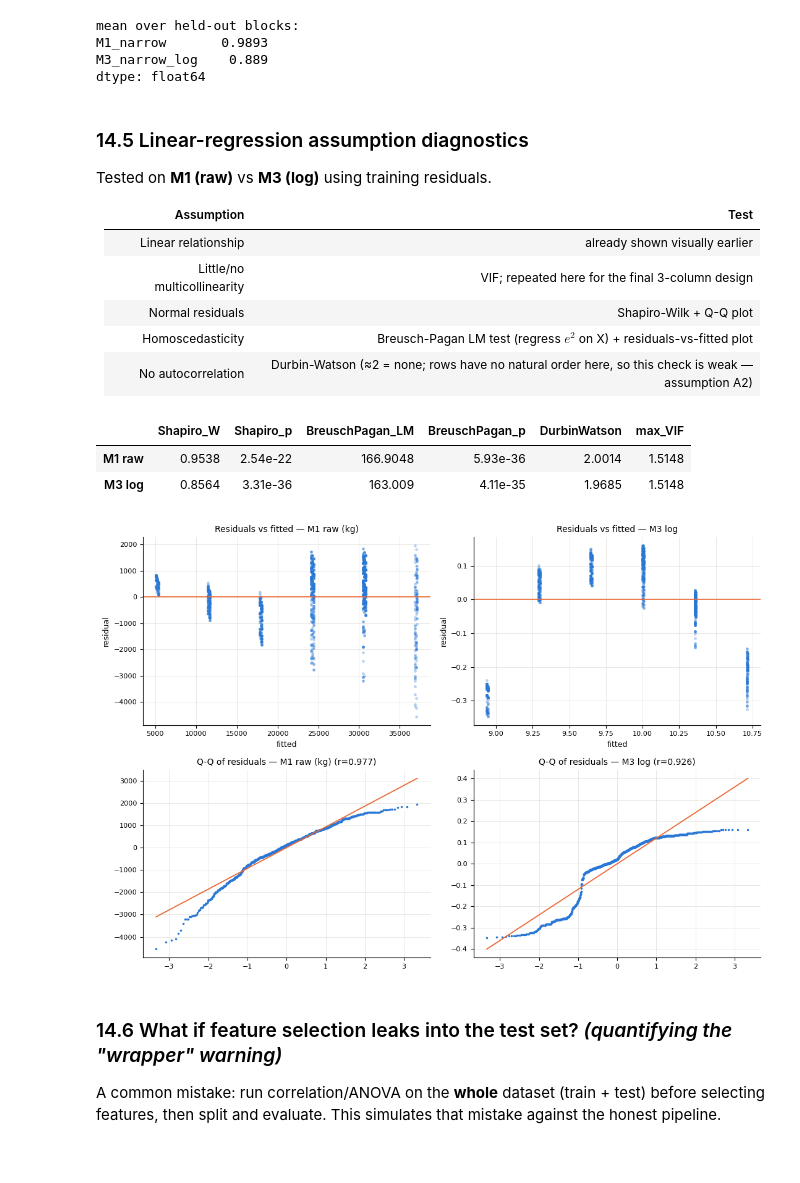
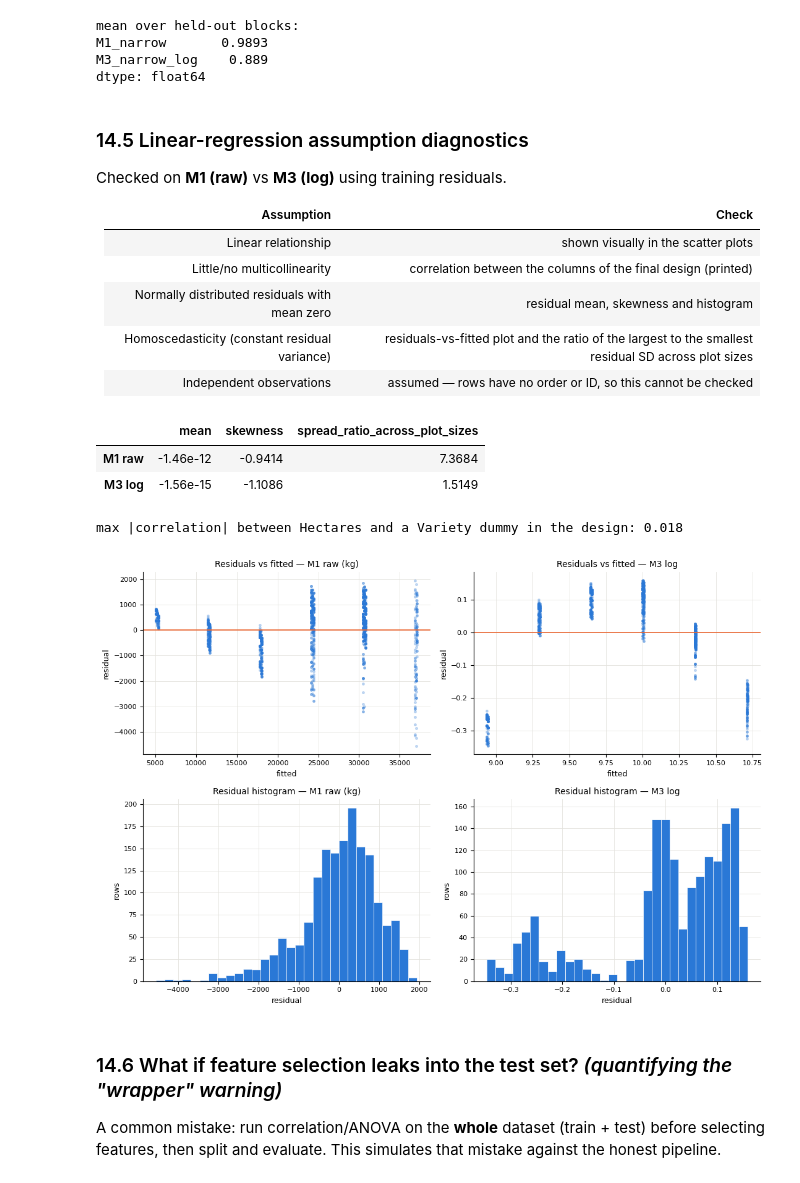
Before and after one commit to phattanaratjeedjeen-sudo/paddy, a Jupyter notebook: src/paddy_ML_regression.ipynb, the cells around one changed output. Drawn from its saved outputs; the diff is of its cells as text; code cells hidden in the pictures.

```diff
--- a/src/paddy_ML_regression.ipynb
+++ b/src/paddy_ML_regression.ipynb
@@ -1158,16 +1108,11 @@ print('   Cramer V (Agriblock vs wind-direction window):', {short(c): round(cram
 # %%
-# ---- VIF, rank and condition number: before / after removing redundancy ----
-def design_report(X, name):
-    Z = (X - X.mean()) / X.std(ddof=0).replace(0, 1); v = vif_table(X)
-    return dict(set=name, columns=X.shape[1], rank=int(np.linalg.matrix_rank(Z.values)), cond_number=np.linalg.cond(Z.values),
-                VIF_inf=int(np.isinf(v).sum()), VIF_gt_10=int((v > 10).sum()), max_finite_VIF=v[np.isfinite(v)].max() if np.isfinite(v).any() else np.nan)
-SET_A = tr[cand]                                                            # all 35 numeric candidates
-SET_B = tr[['Hectares'] + RAIN + TMIN + TMAX + WIND + RH]                   # drop 10 proportional inputs and the 4 AI columns
-SET_C = pd.concat([tr[['Hectares']], pd.get_dummies(tr.Agriblock, drop_first=True).astype(float)], axis=1)   # size + block dummies (5)
-rep = pd.DataFrame([design_report(SET_A, 'A: 35 numeric candidates'), design_report(SET_B, 'B: A minus 10 inputs minus 4 AI (21 columns)'),
-                    design_report(SET_C, 'C: Hectares + 5 block dummies (6 columns)')]).set_index('set')
-display(rep)
-vb = vif_table(SET_B).replace(np.inf, 1e12).sort_values(ascending=False); vc = vif_table(SET_C)
-print('VIF, set B (top 6, 1e12 = infinite):', {short(k): float(f'{v:.3g}') for k, v in vb.head(6).items()})
-print('VIF, set C:', {short(k): round(v, 3) for k, v in vc.items()})
+# ---- Correlation between the columns of the candidate designs ----
+def max_abs_r(A, B=None):
+    R = np.abs(np.corrcoef(A.values, B.values, rowvar=False)[:A.shape[1], A.shape[1]:]) if B is not None else np.abs(np.corrcoef(A.values, rowvar=False)) - np.eye(A.shape[1])
+    return R.max()
+dv = lambda cols: pd.get_dummies(tr[cols], drop_first=True).astype(float)
+print('all 35 numeric candidates : max |r| between two columns =', round(max_abs_r(tr[cand]), 4))
+for name, cols in [('Hectares + Variety dummies', ['Variety']), ('wide design: Variety, Agriblock, Soil Types, Nursery dummies', ['Variety', 'Agriblock', 'Soil Types', 'Nursery'])]:
+    D = dv(cols)
+    print(f'{name}: max |r| Hectares vs any dummy = {max_abs_r(tr[["Hectares"]], D):.3f}; max |r| between two dummies = {max_abs_r(D):.3f}')
 # %% [output]
@@ -1387,24 +1329,24 @@ max |difference|   = 1.06967947033354e-06
 | `M3_narrow_log` | Hectares + Variety | log(kg) |
 | `M4_hectares_only` | Hectares alone | raw kg |
 # %%
-def fit_eval(Xtr, ytr, Xte, yte, log=False, n_params=None):
+def fit_eval(Xtr, ytr, Xte, yte, log=False):
     m = LinearRegression().fit(Xtr, ytr)
     pr_tr, pr_te = m.predict(Xtr), m.predict(Xte)
     if log: pr_tr, pr_te = np.exp(pr_tr), np.exp(pr_te)
-    mt = regression_metrics(train[Y] if log else ytr, pr_tr, p=n_params or Xtr.shape[1])
-    me = regression_metrics(test[Y] if log else yte, pr_te, p=n_params or Xtr.shape[1])
+    mt = regression_metrics(train[Y] if log else ytr, pr_tr)
+    me = regression_metrics(test[Y] if log else yte, pr_te)
     return m, mt, me, pr_tr, pr_te
 Hn = Xtr_n[:, :1] if not hasattr(Xtr_n, 'toarray') else Xtr_n[:, :1].toarray()
 Hn_te = Xte_n[:, :1] if not hasattr(Xte_n, 'toarray') else Xte_n[:, :1].toarray()
 models = {'M1_narrow (Hectares+Variety)': fit_eval(Xtr_n, ytr, Xte_n, yte),
           'M2_wide (+Agriblock+Soil+Nursery)': fit_eval(Xtr_w, ytr, Xte_w, yte),
           'M3_narrow_log (log target)': fit_eval(Xtr_n, ytr_log, Xte_n, yte_log, log=True),
-          'M4_hectares_only': fit_eval(Hn, ytr, Hn_te, yte, n_params=1)}
+          'M4_hectares_only': fit_eval(Hn, ytr, Hn_te, yte)}
 rows = []
 for name, (m, mt, me, *_ ) in models.items():
     rows.append(dict(model=name, **{f'train_{k}': v for k, v in mt.items()}, **{f'test_{k}': v for k, v in me.items()}))
 res_tab = pd.DataFrame(rows).set_index('model')
-display(res_tab[['train_R2', 'test_R2', 'train_AdjR2', 'test_AdjR2', 'train_RMSE', 'test_RMSE', 'train_MAPE', 'test_MAPE']])
+display(res_tab[['train_R2', 'test_R2', 'train_RMSE', 'test_RMSE', 'train_MAPE', 'test_MAPE']])
 print('gap (train R2 - test R2):')
 print((res_tab.train_R2 - res_tab.test_R2).round(5))
 # %% [output]
@@ -1480,33 +1422,34 @@ M3_narrow_log    0.889
 dtype: float64
 # %% [markdown]
 ### 14.5 Linear-regression assumption diagnostics
-Tested on **M1 (raw)** vs **M3 (log)** using training residuals.
+Checked on **M1 (raw)** vs **M3 (log)** using training residuals.
 
-| Assumption | Test |
+| Assumption | Check |
 |---|---|
-| Linear relationship | already shown visually earlier |
-| Little/no multicollinearity | VIF; repeated here for the final 3-column design |
-| Normal residuals | Shapiro-Wilk + Q-Q plot |
-| Homoscedasticity | Breusch-Pagan LM test (regress $e^2$ on X) + residuals-vs-fitted plot |
-| No autocorrelation | Durbin-Watson (≈2 = none; rows have no natural order here, so this check is weak — assumption A2) |
+| Linear relationship | shown visually in the scatter plots |
+| Little/no multicollinearity | correlation between the columns of the final design (printed) |
+| Normally distributed residuals with mean zero | residual mean, skewness and histogram |
+| Homoscedasticity (constant residual variance) | residuals-vs-fitted plot and the ratio of the largest to the smallest residual SD across plot sizes |
+| Independent observations | assumed — rows have no order or ID, so this cannot be checked |
 # %%
 m1 = models['M1_narrow (Hectares+Variety)'][0]; m3 = models['M3_narrow_log (log target)'][0]
 resid1 = ytr - m1.predict(Xtr_n); resid3 = ytr_log - m3.predict(Xtr_n)
 Xd = Xtr_n.toarray() if hasattr(Xtr_n, 'toarray') else Xtr_n
-bp1 = breusch_pagan(Xd, resid1); bp3 = breusch_pagan(Xd, resid3)
-diag = pd.DataFrame({'M1 raw': dict(Shapiro_W=stats.shapiro(resid1)[0], Shapiro_p=stats.shapiro(resid1)[1], BreuschPagan_LM=bp1[0], BreuschPagan_p=bp1[1], DurbinWatson=durbin_watson(resid1), max_VIF=vif_table(pd.DataFrame(Xd, columns=names_n)).max()),
-                     'M3 log': dict(Shapiro_W=stats.shapiro(resid3)[0], Shapiro_p=stats.shapiro(resid3)[1], BreuschPagan_LM=bp3[0], BreuschPagan_p=bp3[1], DurbinWatson=durbin_watson(resid3), max_VIF=vif_table(pd.DataFrame(Xd, columns=names_n)).max())}).T
+def resid_spread(res): s = pd.Series(np.asarray(res)).groupby(train.Hectares.values).std(); return s.max() / s.min()
+diag = pd.DataFrame({tag: dict(mean=np.mean(res), skewness=pd.Series(res).skew(), spread_ratio_across_plot_sizes=resid_spread(res)) for tag, res in [('M1 raw', resid1), ('M3 log', resid3)]}).T
 display(diag)
+print('max |correlation| between Hectares and a Variety dummy in the design:', round(float(np.abs(np.corrcoef(Xd, rowvar=False)[0, 1:]).max()), 3))
 fig, ax = plt.subplots(2, 2, figsize=(11, 7.5))
 for col, (fit, res, tag) in enumerate([(m1.predict(Xtr_n), resid1, 'M1 raw (kg)'), (m3.predict(Xtr_n), resid3, 'M3 log')]):
     ax[0, col].scatter(fit, res, s=6, alpha=.25, color=BLUE); ax[0, col].axhline(0, color=ORANGE, lw=1.2); ax[0, col].set(title=f'Residuals vs fitted — {tag}', xlabel='fitted', ylabel='residual')
-    (osm, osr), (slope, icpt, r) = stats.probplot(res, dist='norm'); ax[1, col].plot(osm, osr, '.', ms=3, color=BLUE); ax[1, col].plot(osm, slope*osm+icpt, color=ORANGE, lw=1.3); ax[1, col].set(title=f'Q-Q of residuals — {tag} (r={r:.3f})')
+    ax[1, col].hist(res, bins=30, color=BLUE, edgecolor='white', lw=0.5); ax[1, col].set(title=f'Residual histogram — {tag}', xlabel='residual', ylabel='rows')
 plt.tight_layout(); plt.show()
 # %% [output]
-|  | Shapiro_W | Shapiro_p | BreuschPagan_LM | BreuschPagan_p | DurbinWatson | max_VIF |
-| M1 raw | 0.9538 | 2.54e-22 | 166.9048 | 5.93e-36 | 2.0014 | 1.5148 |
-| M3 log | 0.8564 | 3.31e-36 | 163.009 | 4.11e-35 | 1.9685 | 1.5148 |
+|  | mean | skewness | spread_ratio_across_plot_sizes |
+| M1 raw | -1.46e-12 | -0.9414 | 7.3684 |
+| M3 log | -1.56e-15 | -1.1086 | 1.5149 |
+max |correlation| between Hectares and a Variety dummy in the design: 0.018
-[figure, old version]
+[figure, new version]
 # %% [markdown]
 ### 14.6 What if feature selection leaks into the test set? *(quantifying the "wrapper" warning)*
 A common mistake: run correlation/ANOVA on the **whole** dataset (train + test) before selecting features, then split and evaluate. This simulates that mistake against the honest pipeline.
```
Also changed, not shown: parts of 43 cells of this notebook.
